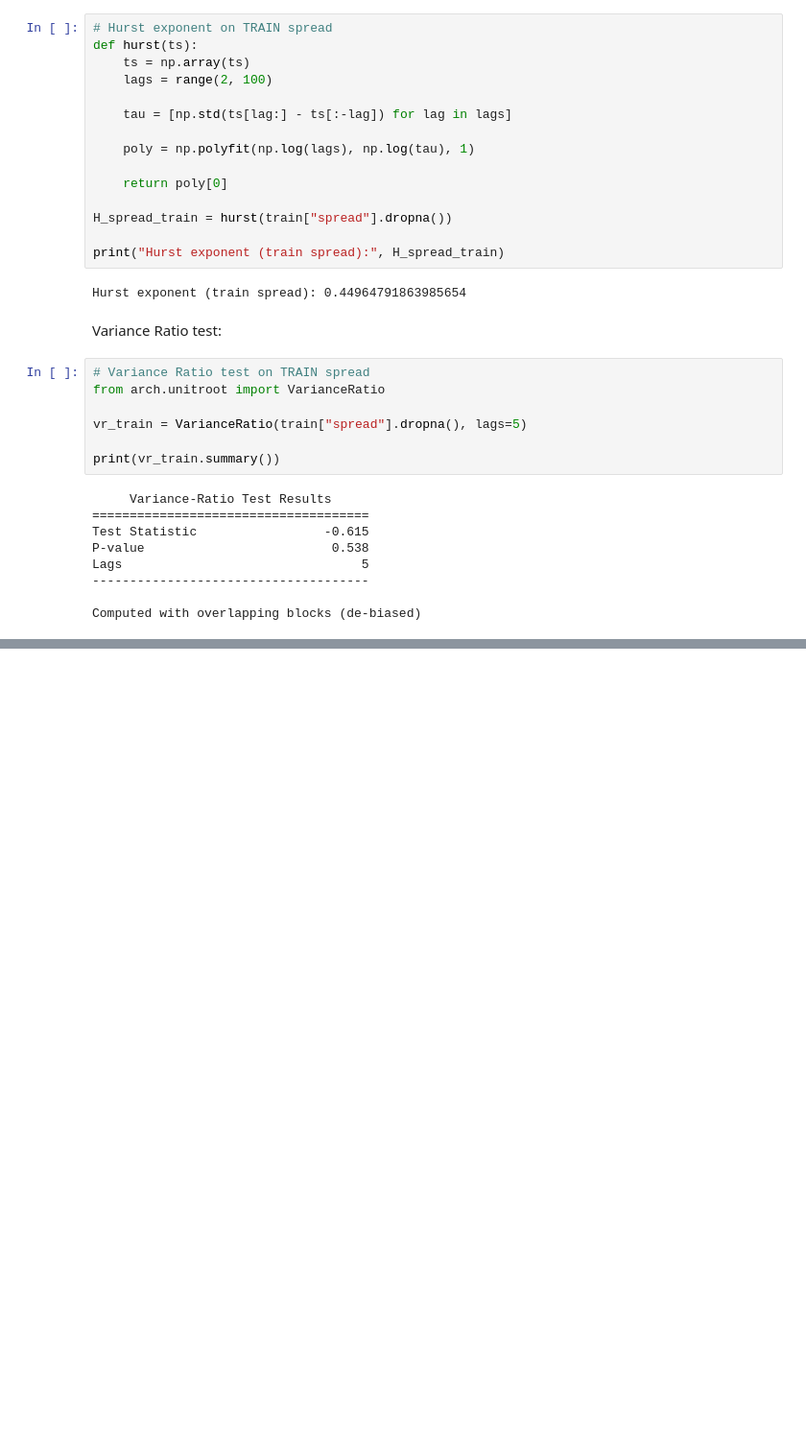
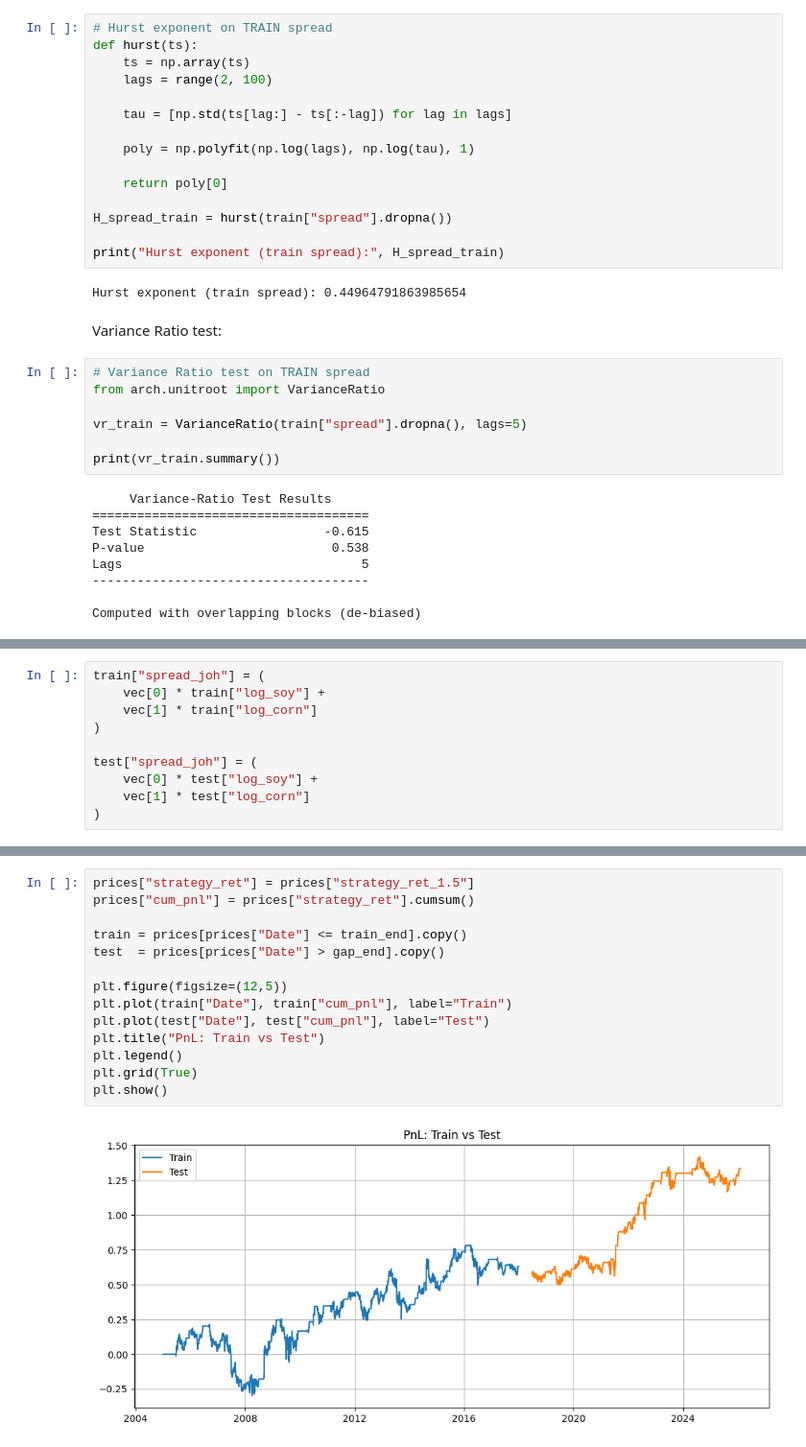
Before and after one commit to wiktorgrocholewski/Spring2026-TIC, a Jupyter notebook: 6_mean_reversion_strategy/Strategy Antonio.ipynb, the cells around one changed output, grey strips where cells are left out. Shown at 96% size. Saved outputs shown, nothing was run; the diff lists cells and outputs as text; blank space fills up the shorter version.

```diff
--- a/6_mean_reversion_strategy/Strategy Antonio.ipynb
+++ b/6_mean_reversion_strategy/Strategy Antonio.ipynb
@@ -172,0 +218,10 @@ Computed with overlapping blocks (de-biased)
+# %%
+train["spread_joh"] = (
+    vec[0] * train["log_soy"] +
+    vec[1] * train["log_corn"]
+)
+
+test["spread_joh"] = (
+    vec[0] * test["log_soy"] +
+    vec[1] * test["log_corn"]
+)
@@ -172,0 +420,16 @@ Computed with overlapping blocks (de-biased)
+# %%
+prices["strategy_ret"] = prices["strategy_ret_1.5"]
+prices["cum_pnl"] = prices["strategy_ret"].cumsum()
+
+train = prices[prices["Date"] <= train_end].copy()
+test  = prices[prices["Date"] > gap_end].copy()
+
+plt.figure(figsize=(12,5))
+plt.plot(train["Date"], train["cum_pnl"], label="Train")
+plt.plot(test["Date"], test["cum_pnl"], label="Test")
+plt.title("PnL: Train vs Test")
+plt.legend()
+plt.grid(True)
+plt.show()
+# %% [output]
+[figure, added]
```
Also changed, not shown: parts of 21 cells of this notebook.
